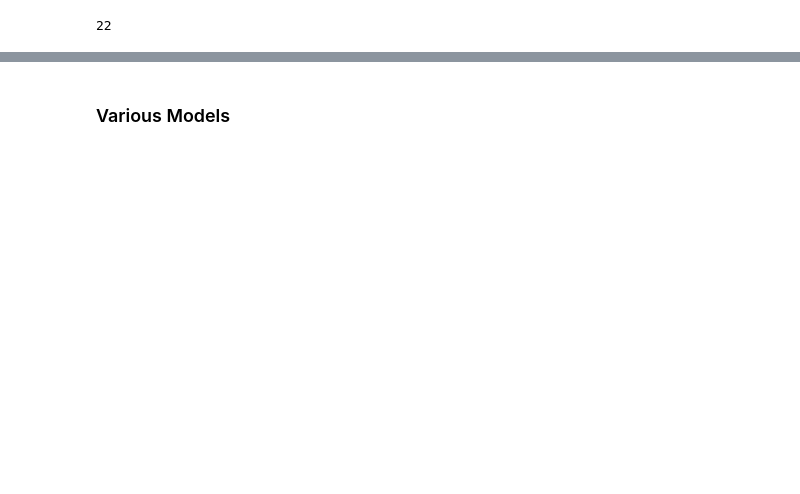
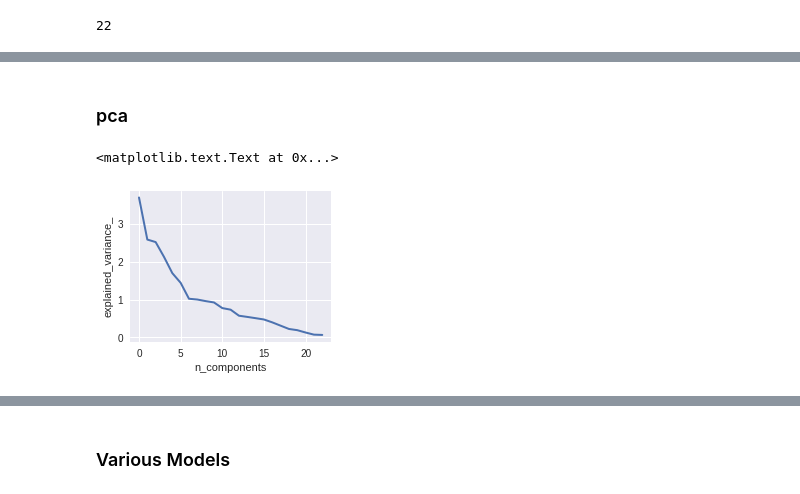
Before and after one commit to GChaudhary/DSG_Predictive_Modelling, a Jupyter notebook: notebook.ipynb, the cells around one changed output, grey strips where cells are left out. Drawn from its saved outputs; the diff is of its cells as text; code cells hidden in the pictures; blank space fills up the shorter version.

```diff
--- a/notebook.ipynb
+++ b/notebook.ipynb
@@ -147,7 +239,12 @@ train['class'] = [1 if x == 'p' else 0 for x in train['class']]
 cols = train.columns.tolist()
 cols.remove('class')
 
-x = train.drop(['class'], axis=1).as_matrix()
-xtest = test.drop(['class'], axis=1).as_matrix()
+x = (train.drop(['class', 'veil-type'], axis=1)).as_matrix()
+xtest = (test.drop(['class', 'veil-type'], axis=1)).as_matrix()
 
 y = train['class'].as_matrix()
+# %%
+# Scale the data to be between -1 and 1
+from sklearn.preprocessing import StandardScaler
+scaler = StandardScaler()
+x=scaler.fit_transform(x)
@@ -153,0 +269,22 @@ y = train['class'].as_matrix()
+# %% [markdown]
+### pca
+# %%
+from sklearn.decomposition import PCA
+from sklearn.model_selection import GridSearchCV
+from sklearn.pipeline import Pipeline
+
+pca = PCA()
+
+# Plot the PCA spectrum
+pca.fit(x)
+
+plt.figure(1, figsize=(4, 3))
+plt.clf()
+plt.axes([.2, .2, .7, .7])
+plt.plot(pca.explained_variance_,  linewidth=2)
+plt.axis('tight')
+plt.xlabel('n_components')
+plt.ylabel('explained_variance_')
+# %% [output]
+<matplotlib.text.Text at 0x...>
+[figure, added]
```
Also changed, not shown: parts of 93 cells of this notebook.
